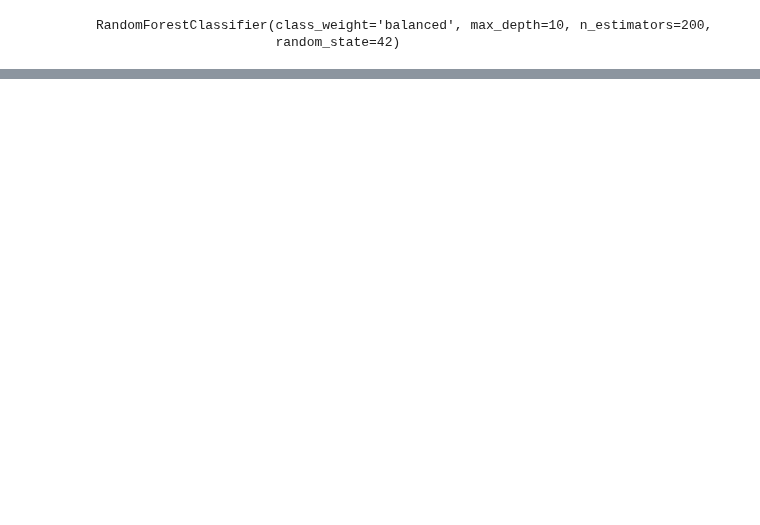
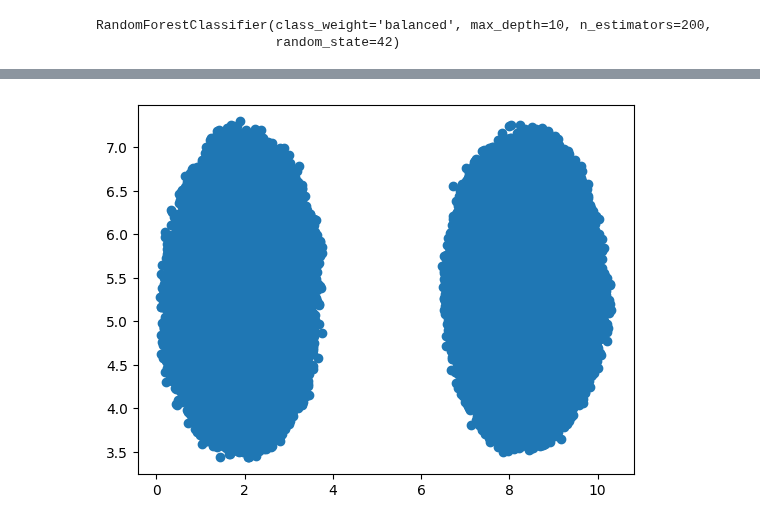
Before and after one commit to SofievanEngelen/2AMV10_Project, a Jupyter notebook: preprocessing+eda.ipynb, the cells around one changed output, grey strips where cells are left out. Saved outputs shown, nothing was run; the diff lists cells and outputs as text; code cells hidden in the pictures; blank space fills up the shorter version.

```diff
--- a/preprocessing+eda.ipynb
+++ b/preprocessing+eda.ipynb
@@ -165,0 +259,11 @@ weighted avg       0.96      0.95      0.95      5000
+# %%
+reducer2 = umap.UMAP(
+    n_neighbors=50,
+    min_dist=0.1,
+    random_state=42
+)
+embedding2 = reducer2.fit_transform(X_scaled)
+plt.scatter(embedding2[:,0], embedding2[:,1])
+plt.show()
+# %% [output]
+[figure, added]
```
Also changed, not shown: parts of 20 cells of this notebook.
